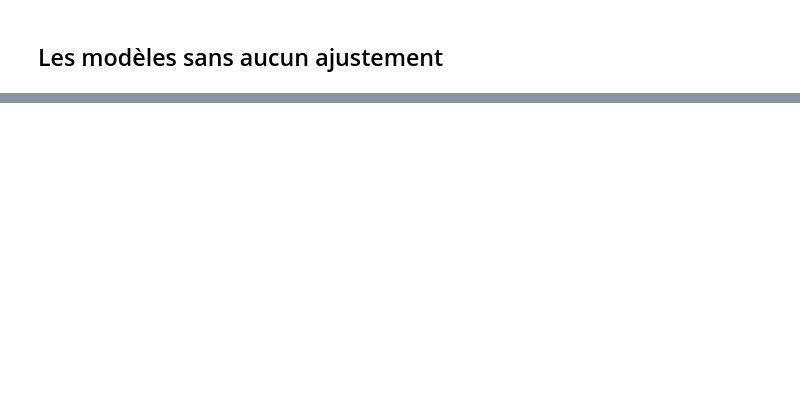
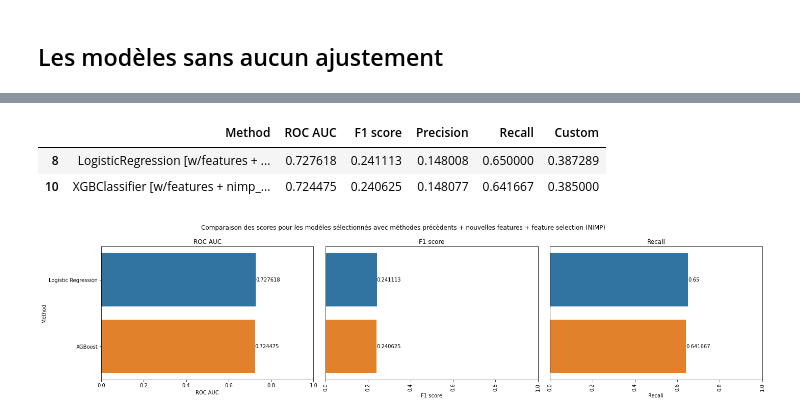
Before and after one commit to Valkea/OC_AI_04, a Jupyter notebook: Display_Scores.ipynb, the cells around one changed output, grey strips where cells are left out. Cells and saved outputs as stored; diff of their text form; code cells hidden in the pictures; blank space fills up the shorter version.

```diff
--- a/Display_Scores.ipynb
+++ b/Display_Scores.ipynb
@@ -154,0 +164,9 @@ plot_scores( balanced_t, "modèles avec recherche de paramètres en cross-valida
+# %%
+fselection2 = data_tuning[~(data_tuning.Method.str.contains('threshold')) & (data_tuning.Method.str.contains('nimp'))][['Method', 'ROC AUC', 'F1 score', 'Precision', 'Recall', 'Custom']]
+display(fselection2)
+plot_scores( fselection2, "modèles sélectionnés avec méthodes précèdents + nouvelles features + feature selection (NIMP)" )
+# %% [output]
+|  | Method | ROC AUC | F1 score | Precision | Recall | Custom |
+| 8 | LogisticRegression [w/features + ... | 0.727618 | 0.241113 | 0.148008 | 0.650000 | 0.387289 |
+| 10 | XGBClassifier [w/features + nimp_... | 0.724475 | 0.240625 | 0.148077 | 0.641667 | 0.385000 |
+[figure, added]
```
Also changed, not shown: parts of 39 cells of this notebook, 1 other file.
